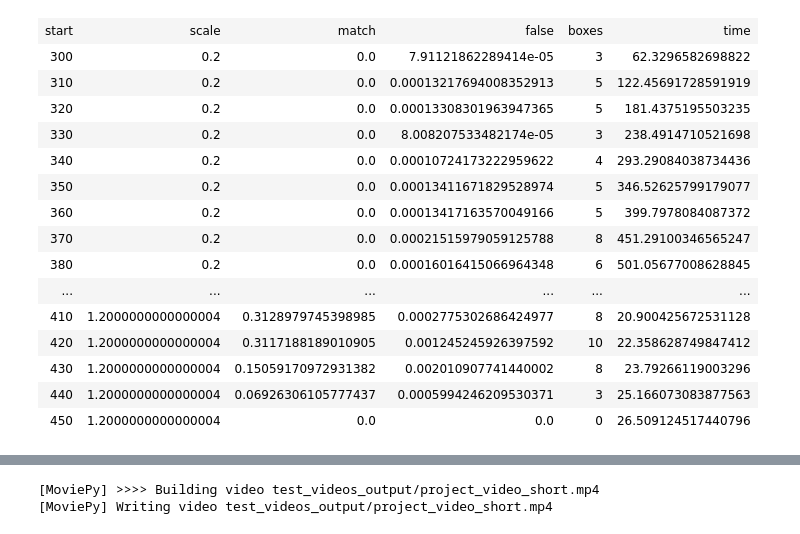
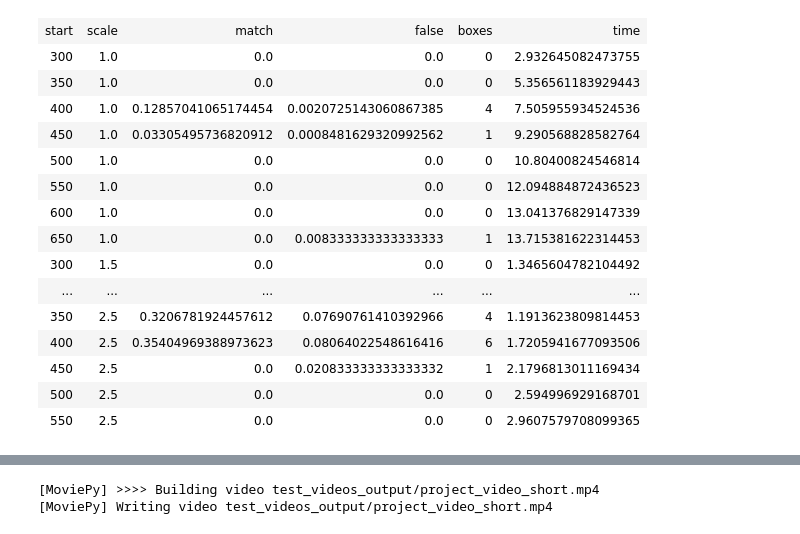
Before and after one commit to henrisve/CarND-Vehicle-Detection, a Jupyter notebook: Project5.ipynb, the cells around one changed output, grey strips where cells are left out. Cells and saved outputs as stored; diff of their text form; code cells hidden in the pictures.

```diff
--- a/Project5.ipynb
+++ b/Project5.ipynb
@@ -520,7 +522,7 @@ hog_feat = True # HOG features on or off
 y_start_stop = [400,660]
 svc,X_scaler,score, heat_score ,total_time,train_time=get_feature_and_train(color_space, orient, pix_per_cell,
                                     cell_per_block, hog_channel1,hog_channel2, hog_channel3,spatial_size,
-                                    hist_bins, spatial_feat,hist_feat, hog_feat,sample_size=10)
+                                    hist_bins, spatial_feat,hist_feat, hog_feat,sample_size=10000)
 #Now svc is a great model, so save it
 print(f"score: {score}, heat score: {heat_score}, tot time: {total_time}, train time: {train_time}")
 
@@ -534,6 +536,7 @@ save_pickle("model",{"svc":svc,
                      "cell_per_block":cell_per_block,
                      "spatial_size":spatial_size,
                      "hist_bins":hist_bins,
-                     "hog_channel":[hog_channel1,hog_channel2,hog_channel3]
+                     "hog_channel":[hog_channel1,hog_channel2,hog_channel3],
+                    "color_space":color_space
                     })
 # %% [output]
@@ -542,7 +545,7 @@ saved as model.pckl
 # %%
 #try the classifier with just images before video
 images = sorted(glob.glob('test_images/test*.jpg'))
-
+%matplotlib inline
 index=np.random.randint(len(images))
 image = mpimg.imread(images[index])
 
@@ -566,12 +569,16 @@ cell_per_block = dist_pickle["cell_per_block"]
 spatial_size = dist_pickle["spatial_size"]
 hist_bins = dist_pickle["hist_bins"]
 hog_channel = dist_pickle["hog_channel"]
-
+color_space = dist_pickle["color_space"]
+scale = 1.5
+print(64*scale)
 hot_windows = find_cars(image, y_start_stop[0], y_start_stop[1], scale, svc, X_scaler, orient,
               pix_per_cell, cell_per_block, spatial_size, hist_bins,color_space,hog_channel)
 
 window_img = draw_boxes(draw_image, hot_windows, color=(0, 0, 255), thick=6)
-
+for window in hot_windows:
+    print(window[1][0]-window[0][0])
+    print(window[1][1]-window[0][1])
 plt.imshow(window_img)
 plt.show()
 #Do the heatmap stuff
@@ -614,8 +624,8 @@ cell_per_block = dist_pickle["cell_per_block"]
 spatial_size = dist_pickle["spatial_size"]
 hist_bins = dist_pickle["hist_bins"]
 hog_channel = dist_pickle["hog_channel"]
+color_space = dist_pickle["color_space"]
 
-ylen = image.shape[0]
 
 
 #draw_image = np.copy(image)
@@ -627,19 +637,19 @@ for imgpath in bimages:
     bimage[bimage>100]=255
     bimagesimages.append(bimage)
 
-
+ylen = bimagesimages[0].shape[0]
 table=[]
 table.append(["start","scale","match","false","boxes","time"])
-for scale in np.arange(0.2,3,0.1):
+for scale in np.arange(1,3,0.5):
     t1 = time.time()
     print(scale)
     #ystart=random.randint(300,ylen-100)
 
     #scale = random.uniform(0.5,2)
 
-    for ystart in range(300,ylen,10):
+    for ystart in range(300,ylen,50):
         y_start_stop = [ystart,ylen]
-        #print(y_start_stop)
+
         nWindows=0
         heatscore=0
         heatscorefalse=0
@@ -658,9 +668,11 @@ for scale in np.arange(0.2,3,0.1):
             heatmap[heatmap>0]=255
             shape=np.shape(heatmap)
             #how much of what we want is good
-            truehotindexes = np.array(bimage>0)
-            hotindexes = np.array(heatmap>0)
-            heatscore += sum(sum(truehotindexes&hotindexes))/(sum(sum(truehotindexes)))
+            truehotindexes = np.array(bimage[y_start_stop[0]:y_start_stop[0]+int(64*scale),:]>0)
+            hotindexes = np.array(heatmap[y_start_stop[0]:y_start_stop[0]+int(64*scale),:]>0)
+            deno =(sum(sum(truehotindexes)))
+            if deno!=0:
+                heatscore += sum(sum(truehotindexes&hotindexes))/deno
             #how much false positive?
             heatscorefalse += sum(sum(np.logical_not(truehotindexes)&hotindexes))/(sum(sum(np.logical_not(truehotindexes))))
             t2 = time.time()
@@ -673,11 +685,36 @@ for scale in np.arange(0.2,3,0.1):
         heatscorefalse/=len(images)
         table.append([y_start_stop[0],scale,heatscore,heatscorefalse,nWindows,total_time])
 
-window_img = draw_boxes(draw_image, hot_windows, color=(0, 0, 255), thick=6)
+#window_img = draw_boxes(draw_image, hot_windows, color=(0, 0, 255), thick=6)
+from mpl_toolkits.mplot3d import Axes3D
+import scipy.linalg
+Xdata=np.array(table)[1:,0].astype(float)
+print(Xdata)
+Ydata=np.array(table)[1:,1].astype(float)
+print(Ydata)
+Zdata=np.array(table)[1:,2].astype(float)
+print(Zdata)
+#data=np.array((Xdata,Ydata,Zdata))
+#print(data)
 
+#X,Y = np.meshgrid(np.unique(X), np.unique(Y))
+
+#XX = X.flatten()
+#YY = Y.flatten()
+# best-fit quadratic curve
+#A = np.c_[np.ones(data.shape[0]), data[:,:2], np.prod(data[:,:2], axis=1), data[:,:2]**2]
+#C,_,_,_ = scipy.linalg.lstsq(A, data[:,2])
+
+# evaluate it on a grid
+#Z = np.dot(np.c_[np.ones(XX.shape), XX, YY, XX*YY, XX**2, YY**2], C).reshape(X.shape)
+
+fig = plt.figure()
+ax = fig.add_subplot(111, projection='3d')
+surf = ax.scatter(Xdata, Ydata,Zdata)
 
 from IPython.display import HTML, display
 import tabulate
 
 display(HTML(tabulate.tabulate(table, tablefmt='html')))
+save_pickle("scaletable",{"table":table})
 # %% [output]
@@ -701,16 +734,16 @@ display(HTML(tabulate.tabulate(table, tablefmt='html')))
 | start | scale | match | false | boxes | time |
-| 300 | 0.2 | 0.0 | 7.91121862289414e-05 | 3 | 62.3296582698822 |
-| 310 | 0.2 | 0.0 | 0.00013217694008352913 | 5 | 122.45691728591919 |
-| 320 | 0.2 | 0.0 | 0.00013308301963947365 | 5 | 181.4375195503235 |
-| 330 | 0.2 | 0.0 | 8.008207533482174e-05 | 3 | 238.4914710521698 |
-| 340 | 0.2 | 0.0 | 0.00010724173222959622 | 4 | 293.29084038734436 |
-| 350 | 0.2 | 0.0 | 0.00013411671829528974 | 5 | 346.52625799179077 |
-| 360 | 0.2 | 0.0 | 0.00013417163570049166 | 5 | 399.7978084087372 |
-| 370 | 0.2 | 0.0 | 0.00021515979059125788 | 8 | 451.29100346565247 |
-| 380 | 0.2 | 0.0 | 0.00016016415066964348 | 6 | 501.05677008628845 |
+| 300 | 1.0 | 0.0 | 0.0 | 0 | 2.932645082473755 |
+| 350 | 1.0 | 0.0 | 0.0 | 0 | 5.356561183929443 |
+| 400 | 1.0 | 0.12857041065174454 | 0.0020725143060867385 | 4 | 7.505955934524536 |
+| 450 | 1.0 | 0.03305495736820912 | 0.0008481629320992562 | 1 | 9.290568828582764 |
+| 500 | 1.0 | 0.0 | 0.0 | 0 | 10.80400824546814 |
+| 550 | 1.0 | 0.0 | 0.0 | 0 | 12.094884872436523 |
+| 600 | 1.0 | 0.0 | 0.0 | 0 | 13.041376829147339 |
+| 650 | 1.0 | 0.0 | 0.008333333333333333 | 1 | 13.715381622314453 |
+| 300 | 1.5 | 0.0 | 0.0 | 0 | 1.3465604782104492 |
 | ... | ... | ... | ... | ... | ... |
-| 410 | 1.2000000000000004 | 0.3128979745398985 | 0.0002775302686424977 | 8 | 20.900425672531128 |
-| 420 | 1.2000000000000004 | 0.3117188189010905 | 0.001245245926397592 | 10 | 22.358628749847412 |
-| 430 | 1.2000000000000004 | 0.15059170972931382 | 0.002010907741440002 | 8 | 23.79266119003296 |
-| 440 | 1.2000000000000004 | 0.06926306105777437 | 0.0005994246209530371 | 3 | 25.166073083877563 |
-| 450 | 1.2000000000000004 | 0.0 | 0.0 | 0 | 26.509124517440796 |
+| 350 | 2.5 | 0.3206781924457612 | 0.07690761410392966 | 4 | 1.1913623809814453 |
+| 400 | 2.5 | 0.35404969388973623 | 0.08064022548616416 | 6 | 1.7205941677093506 |
+| 450 | 2.5 | 0.0 | 0.020833333333333332 | 1 | 2.1796813011169434 |
+| 500 | 2.5 | 0.0 | 0.0 | 0 | 2.594996929168701 |
+| 550 | 2.5 | 0.0 | 0.0 | 0 | 2.9607579708099365 |
```
Also changed, not shown: parts of 11 cells of this notebook, 2 other files.
